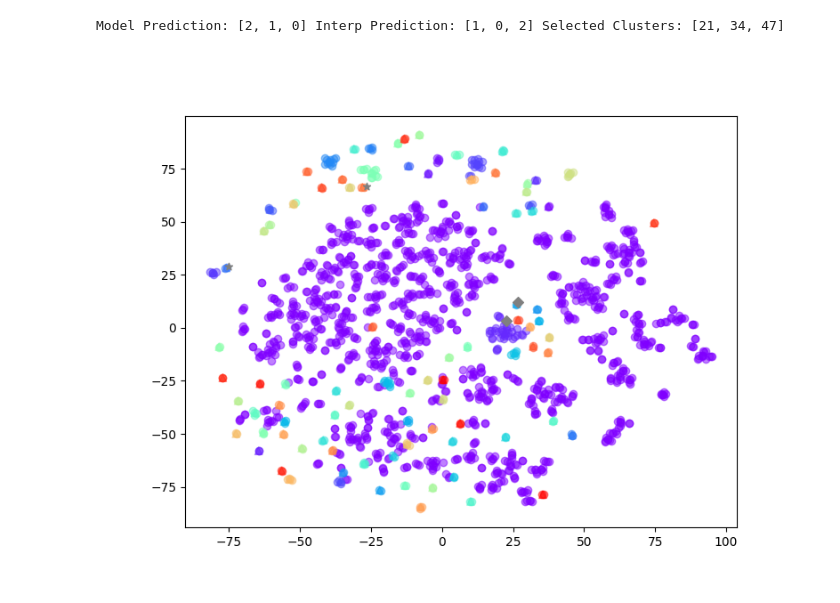
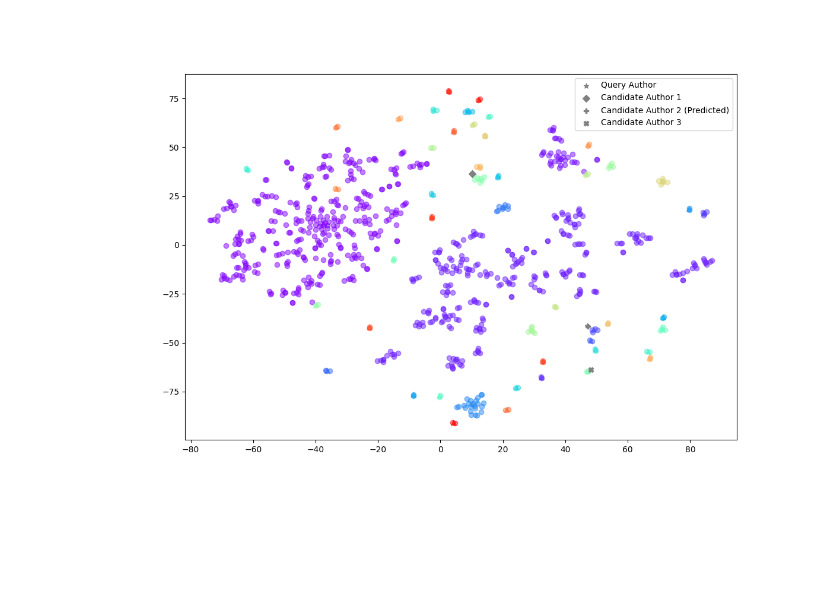
Before and after one commit to MiladAlshomary/explainability-for-style-analysis-demo, a Jupyter notebook: explainability-demo.ipynb, the cells around one changed output. Cells and saved outputs as stored; diff of their text form; code cells hidden in the pictures; blank space fills up the shorter version.

```diff
--- a/explainability-demo.ipynb
+++ b/explainability-demo.ipynb
@@ -27,15 +16,10 @@ interp_space = load_interp_space(interp_space_path, style_feat_clm, top_k, only_
+# %%
+demo = ExplainabilityDemo()
 # %%
-instance_id = 0
+instance_id = 1
-# %%
-print('Model Prediction:',  instance_explanations[instance_id]['latent_rank'],
-      'Interp Prediction:', instance_explanations[instance_id]['interp_rank'],
-      'Selected Clusters:', instance_explanations[instance_id]['rep_clusters'],
-)
-# %% [output]
-Model Prediction: [2, 1, 0] Interp Prediction: [1, 0, 2] Selected Clusters: [21, 34, 47]
 # %%
-visualize_clusters(interp_space, instance_explanations[instance_id], output)
-display.display(HTML(instance_explanations[instance_id]['authors_texts_as_html']))
+demo.visualize_clusters(instance_id, output)
+display.display(HTML(demo.instances_to_explain[instance_id]['authors_texts_as_html']))
 # %% [output]
-[figure, old version]
+[figure, new version]
 [interactive output not drawn]
```
Also changed, not shown: parts of 3 cells of this notebook, 1 other file.
